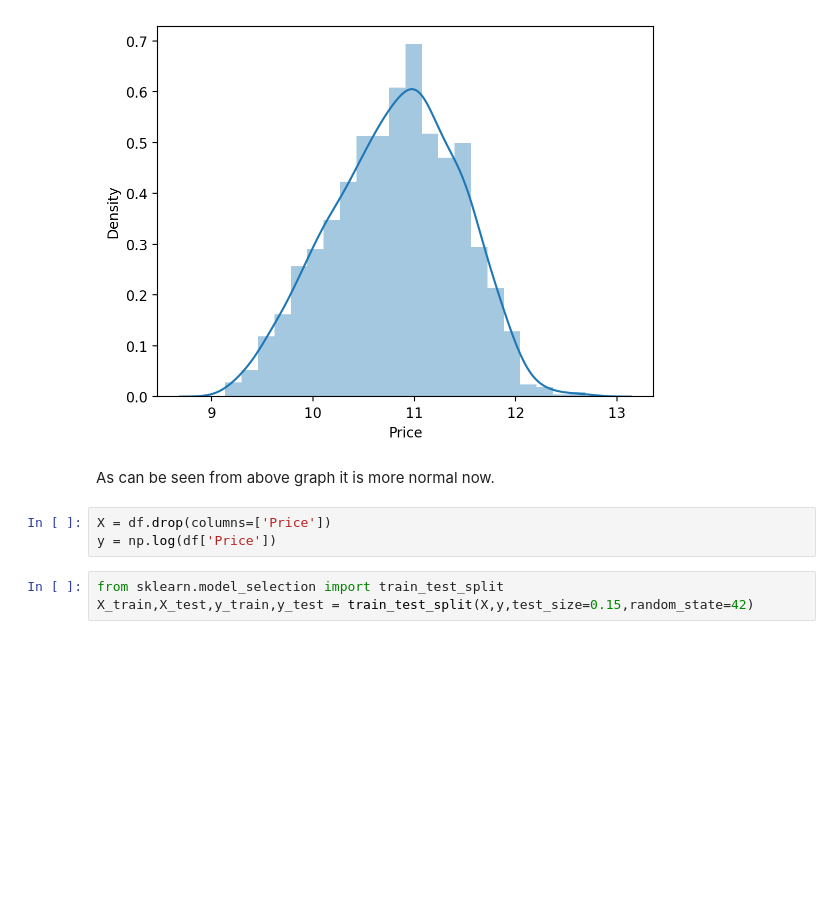
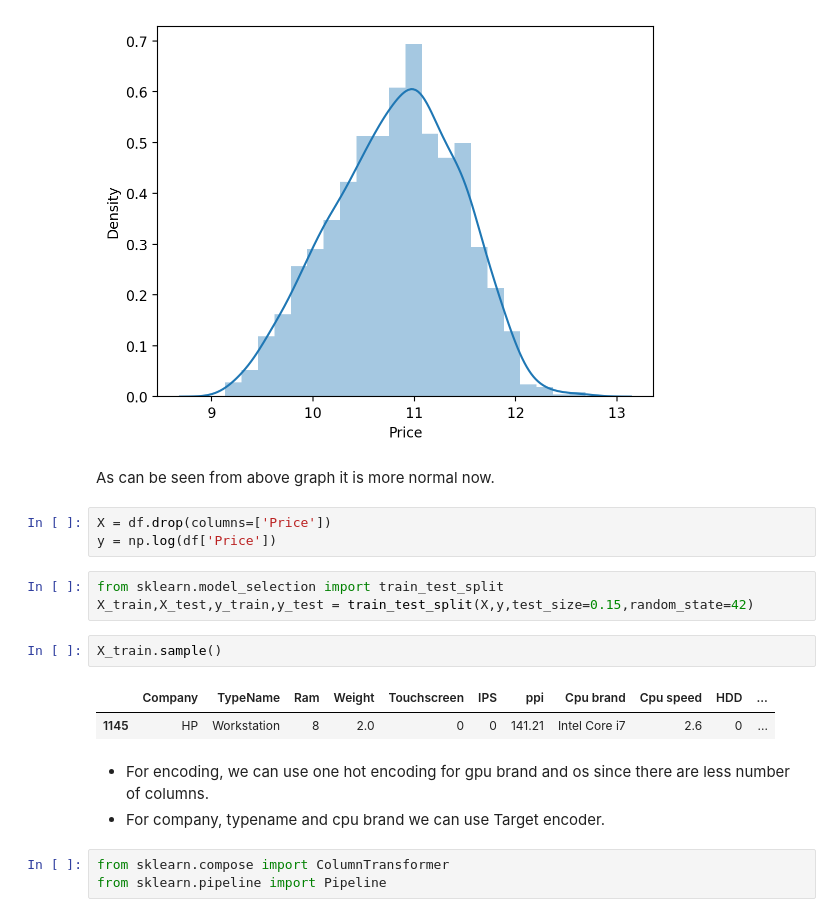
Before and after one commit to gvsreekar/Laptop-price-prediction, a Jupyter notebook: notebooks/model.ipynb, the cells around one changed output. Saved outputs shown, nothing was run; the diff lists cells and outputs as text; blank space fills up the shorter version.

Commit message:
one hot encoder transformer

```diff
--- a/notebooks/model.ipynb
+++ b/notebooks/model.ipynb
@@ -735,3 +735,14 @@ y = np.log(df['Price'])
 # %%
 from sklearn.model_selection import train_test_split
 X_train,X_test,y_train,y_test = train_test_split(X,y,test_size=0.15,random_state=42)
+# %%
+X_train.sample()
+# %% [output]
+|  | Company | TypeName | Ram | Weight | Touchscreen | IPS | ppi | Cpu brand | Cpu speed | HDD | ... |
+| 1145 | HP | Workstation | 8 | 2.0 | 0 | 0 | 141.21 | Intel Core i7 | 2.6 | 0 | ... |
+# %% [markdown]
+* For encoding, we can use one hot encoding for gpu brand and os since there are less number of columns.
+* For company, typename and cpu brand we can use Target encoder.
+# %%
+from sklearn.compose import ColumnTransformer
+from sklearn.pipeline import Pipeline
```
Also changed, not shown: parts of 3 cells of this notebook, 2 other files.
